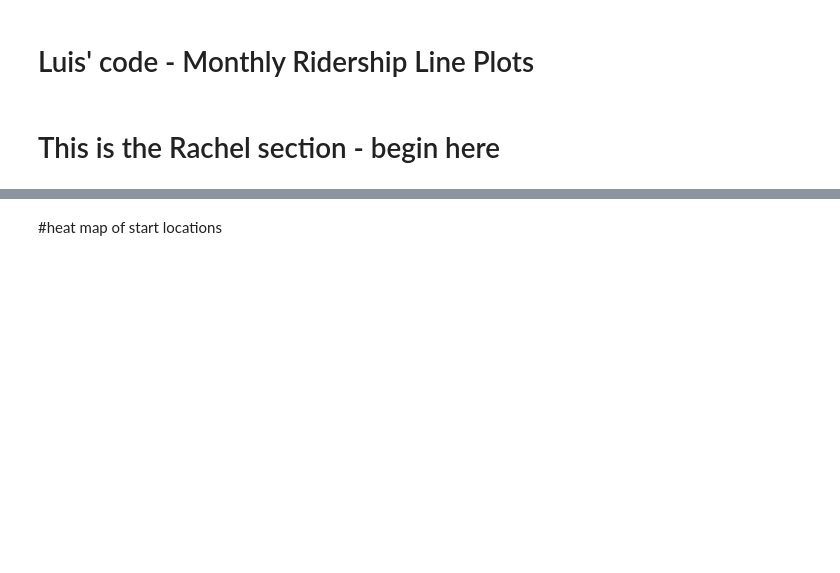
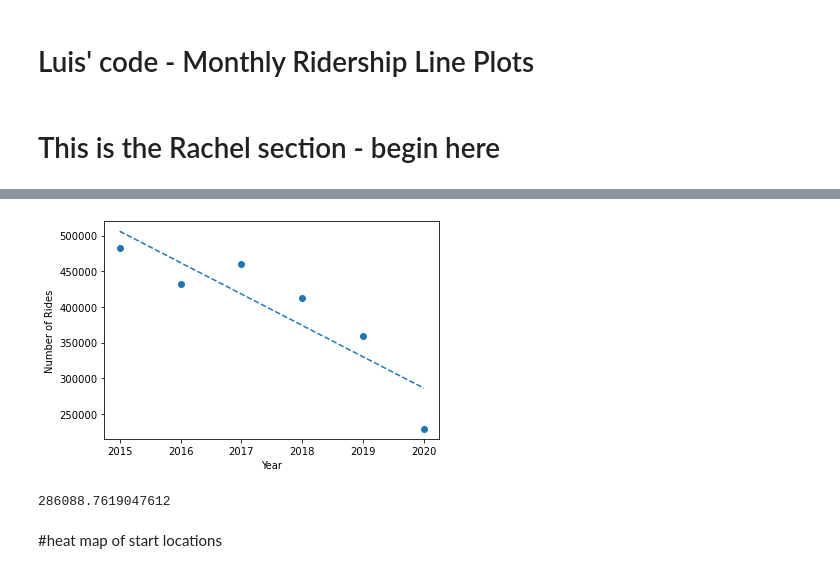
Before and after one commit to luchovzla/project-1, a Jupyter notebook: NiceRideCombined.ipynb, the cells around one changed output, grey strips where cells are left out. Saved outputs shown, nothing was run; the diff lists cells and outputs as text; code cells hidden in the pictures; blank space fills up the shorter version.

```diff
--- a/NiceRideCombined.ipynb
+++ b/NiceRideCombined.ipynb
@@ -518,19 +721,27 @@ plt.scatter(year, ride)
 # %%
-year = total_ridership_by_year_df.iloc[:,0]
+
+year = total_ridership_by_year_df.iloc[:,0].astype("float")
 ride = total_ridership_by_year_df.iloc[:,1]
 
-plt.scatter(year, ride)
+plt.scatter(each_year, total_rides)
 
 #plot the linear model on top of scatter plot
-fit = cap_slope * ride + cap_intercept
+fit = cap_slope * year + cap_intercept
 
 plt.plot(year, fit, "--")
 
 #label
 plt.xlabel('Year')
 plt.ylabel('Number of Rides')
 
 plt.show()
+# %% [output]
+[figure, added]
+# %%
+prediction = cap_slope * 2020.0 + cap_intercept
+prediction
+# %% [output]
+286088.7619047612
 # %% [markdown]
 #heat map of start locations
 # %%
```
Also changed, not shown: parts of 29 cells of this notebook.
